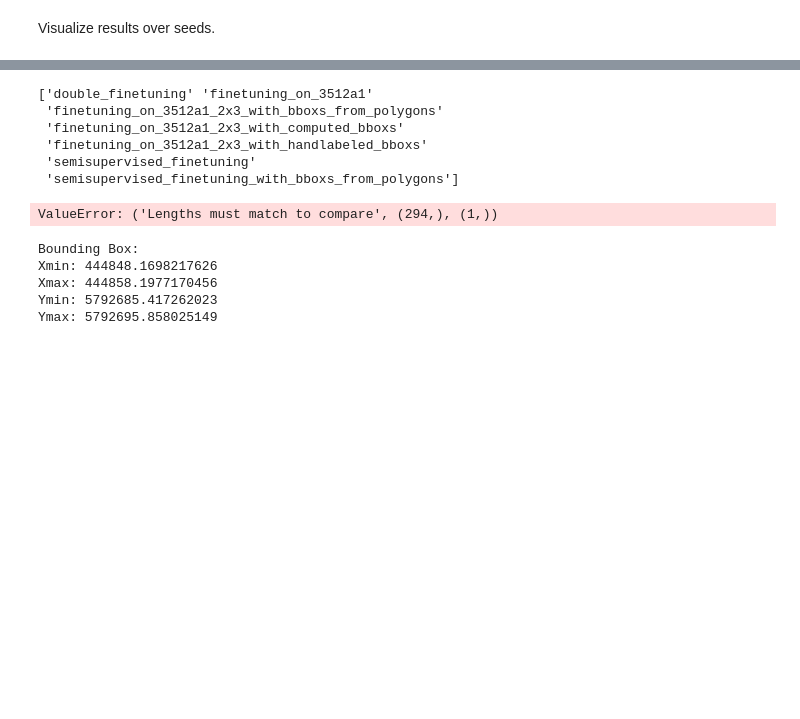
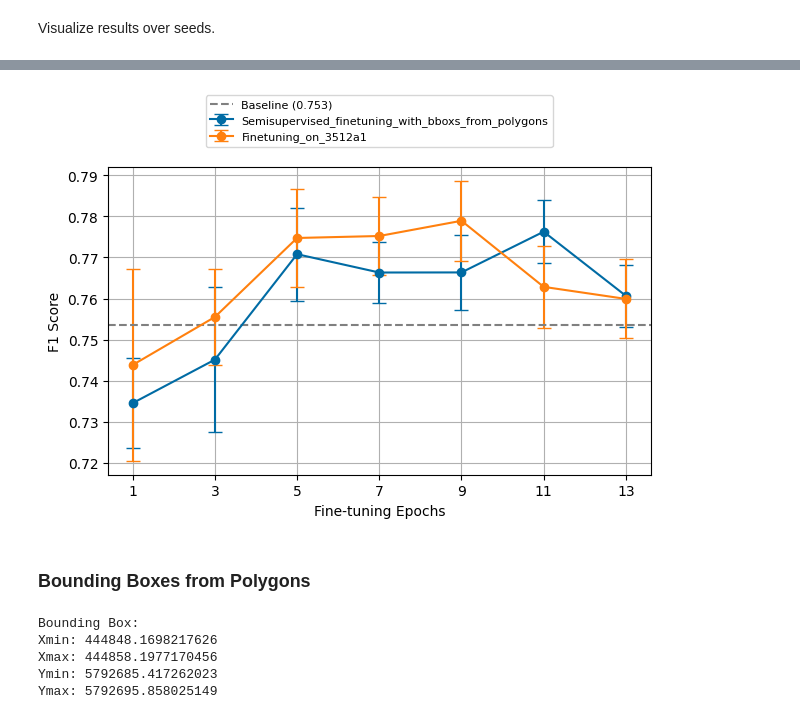
Before and after one commit to JulianZabbarov/tree-detection, a Jupyter notebook: experiments/sauen/evaluation/evaluation.ipynb, the cells around one changed output, grey strips where cells are left out. Saved outputs shown, nothing was run; the diff lists cells and outputs as text; code cells hidden in the pictures; blank space fills up the shorter version.

```diff
--- a/experiments/sauen/evaluation/evaluation.ipynb
+++ b/experiments/sauen/evaluation/evaluation.ipynb
@@ -370,12 +378,12 @@ baseline_f1 = baseline_df[baseline_df['metric'] == 'f1']['score'].values[0]
 
 # Remove finetuning on dirty labels from the results
 curr_results_over_seeds = copy.deepcopy(results_over_seeds)
-print(curr_results_over_seeds["experiment_name"].unique())
-curr_results_over_seeds = curr_results_over_seeds[curr_results_over_seeds['experiment_name'] == ["semisupervised_finetuning_with_bboxs_from_polygons"] or curr_results_over_seeds['experiment_name'] == ["finetuning_on_3512a1"]]
 
+# select for specific experiments
+selected_experiments = ["semisupervised_finetuning_with_bboxs_from_polygons", "finetuning_on_3512a1"]
+curr_results_over_seeds = curr_results_over_seeds[curr_results_over_seeds['experiment_name'].isin(selected_experiments)]
 
 # Filter out f1 metric from the DataFrame
-print(curr_results_over_seeds)
 results_subset = curr_results_over_seeds[curr_results_over_seeds['metric'] == 'f1'].copy()
 
 # Create a plot for each experiment
@@ -385,49 +393,45 @@ experiment_names = list(results_subset['experiment_name'].unique())
 experiment_names.sort(reverse=True)
 
 # Plot the f1 scores over epochs
-plt.figure(figsize=(7, 3.5))
+plt.figure(figsize=(7, 4))
 
 for exp_idx, experiment in enumerate(experiment_names):
     # Get the data for this specific experiment
     test_data = results_subset[(results_subset['experiment_name'] == experiment) & (results_subset['type'] == 'test')]
 
     # Sort by epochs to ensure proper plotting
     test_data = test_data.sort_values('epochs', ascending=True)
 
     # Plot the f1 scores over epochs with error bars
     plt.errorbar(
         test_data['epochs'],
         test_data['score']['mean'],
         yerr=test_data['score']['std'],  # Assuming 'std' is the column for standard deviation
         label=f'{experiment}'.capitalize(),
         marker='o',
         capsize=5  # This adds caps on the error bars for better visibility
     )
 
 # Plot the baseline f1 score as a horizontal line
 plt.axhline(y=baseline_f1, color='grey', linestyle='--', label=f'Baseline ({baseline_f1:.3f})')
 
 # Add labels and title
 plt.xlabel('Fine-tuning Epochs')
 plt.ylabel('F1 Score')
 plt.xticks(np.arange(1, max(results_subset["epochs"])+1, 2), np.arange(1, max(results_subset["epochs"])+1, 2))
 plt.legend()
 plt.grid(True)
 
 # Move the legend outside the plot at the top
-plt.legend(loc='upper center', bbox_to_anchor=(0.5, 1.45), ncol=2, fancybox=True, shadow=False, fontsize=10)
+plt.legend(loc='upper center', bbox_to_anchor=(0.5, 1.25), ncol=1, fancybox=True, shadow=False, fontsize=8)
 
 # Show the plot
-plt.savefig(ABS_EXPORT_PATH_FOR_MODEL_COMPARISON, dpi=300, bbox_inches='tight')
+plt.savefig(ABS_EXPORT_PATH_FOR_FIGURES + "/multiple_seeds_model_comparison_with_error_bars.png", dpi=300, bbox_inches='tight')
 plt.show()
 # %% [output]
-['double_finetuning' 'finetuning_on_3512a1'
- 'finetuning_on_3512a1_2x3_with_bboxs_from_polygons'
- 'finetuning_on_3512a1_2x3_with_computed_bboxs'
- 'finetuning_on_3512a1_2x3_with_handlabeled_bboxs'
- 'semisupervised_finetuning'
- 'semisupervised_finetuning_with_bboxs_from_polygons']
-ValueError: ('Lengths must match to compare', (294,), (1,))
+[figure, added]
+# %% [markdown]
+### Bounding Boxes from Polygons
 # %%
 import numpy as np
 import matplotlib.pyplot as plt
```
Also changed, not shown: parts of 6 cells of this notebook, 2 other files.
